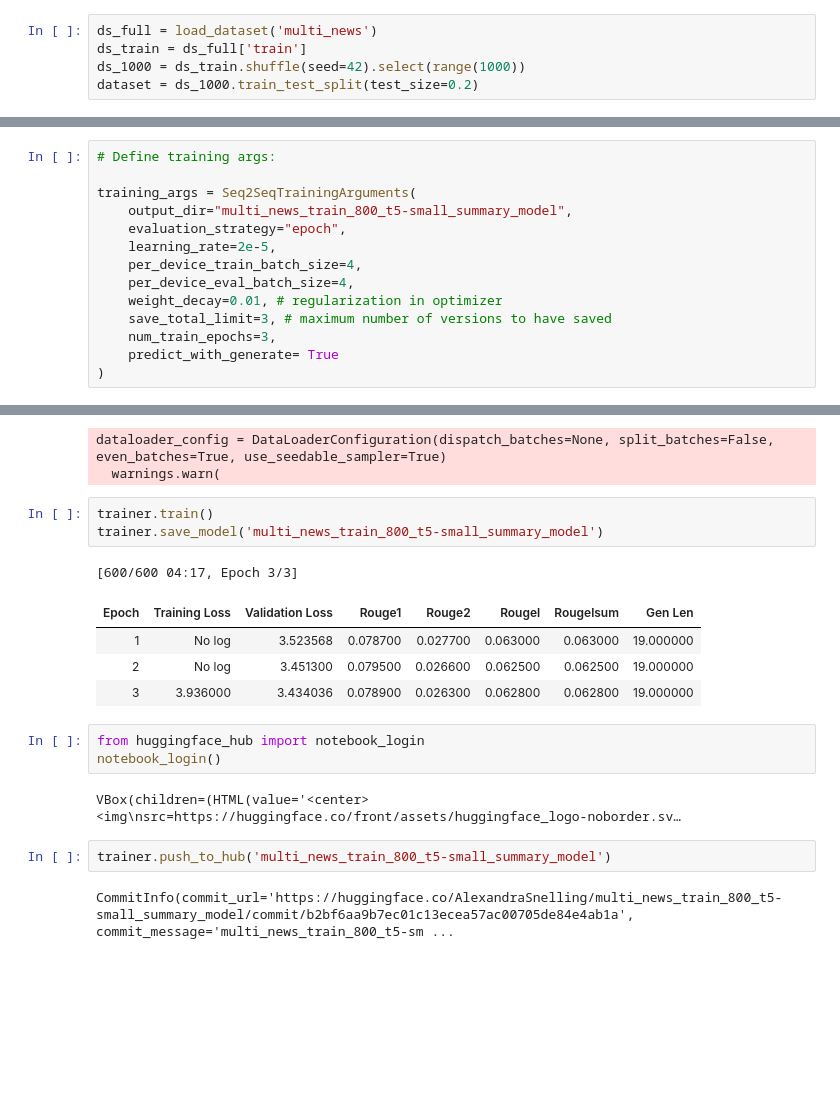
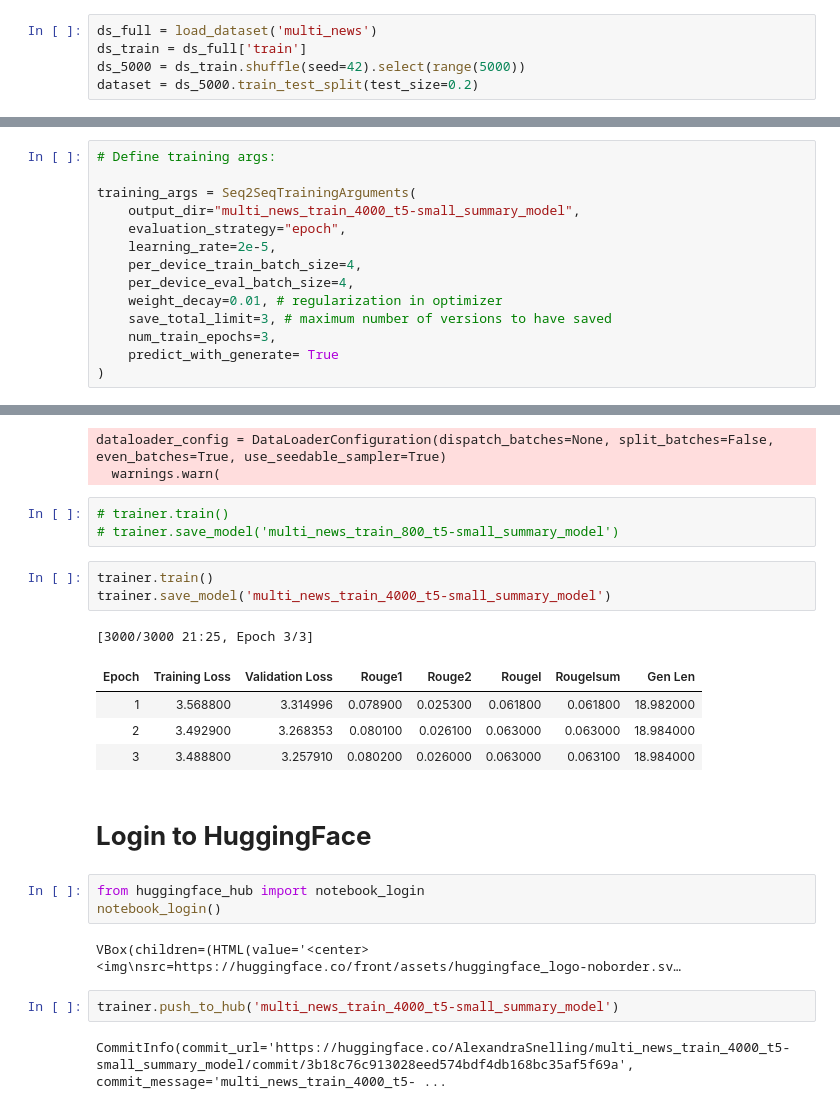
Before and after one commit to AlexandraSnelling/large_language_model_project, a Jupyter notebook: notebooks/4-optimization.ipynb, the cells around one changed output, grey strips where cells are left out. Cells and saved outputs as stored; diff of their text form; blank space fills up the shorter version.

```diff
--- a/notebooks/4-optimization.ipynb
+++ b/notebooks/4-optimization.ipynb
@@ -40,8 +33,8 @@ VBox(children=(HTML(value='<center> <img\nsrc=https://huggingface.co/front/asset
 # %%
 ds_full = load_dataset('multi_news')
 ds_train = ds_full['train']
-ds_1000 = ds_train.shuffle(seed=42).select(range(1000))
-dataset = ds_1000.train_test_split(test_size=0.2)
+ds_5000 = ds_train.shuffle(seed=42).select(range(5000))
+dataset = ds_5000.train_test_split(test_size=0.2)
 # %% [output]
 The secret `HF_TOKEN` does not exist in your Colab secrets.
 To authenticate with the Hugging Face Hub, create a token in your settings tab (https://huggingface.co/settings/tokens), set it as secret in your Google Colab and restart your session.
@@ -160,7 +153,7 @@ model = AutoModelForSeq2SeqLM.from_pretrained(checkpoint)
 # Define training args:
 
 training_args = Seq2SeqTrainingArguments(
-    output_dir="multi_news_train_800_t5-small_summary_model",
+    output_dir="multi_news_train_4000_t5-small_summary_model",
     evaluation_strategy="epoch",
     learning_rate=2e-5,
     per_device_train_batch_size=4,
@@ -185,22 +178,27 @@ trainer = Seq2SeqTrainer(
 # %% [output]
 dataloader_config = DataLoaderConfiguration(dispatch_batches=None, split_batches=False, even_batches=True, use_seedable_sampler=True)
   warnings.warn(
+# %%
+# trainer.train()
+# trainer.save_model('multi_news_train_800_t5-small_summary_model')
 # %%
 trainer.train()
-trainer.save_model('multi_news_train_800_t5-small_summary_model')
+trainer.save_model('multi_news_train_4000_t5-small_summary_model')
 # %% [output]
-[600/600 04:17, Epoch 3/3]
+[3000/3000 21:25, Epoch 3/3]
 | Epoch | Training Loss | Validation Loss | Rouge1 | Rouge2 | Rougel | Rougelsum | Gen Len |
-| 1 | No log | 3.523568 | 0.078700 | 0.027700 | 0.063000 | 0.063000 | 19.000000 |
-| 2 | No log | 3.451300 | 0.079500 | 0.026600 | 0.062500 | 0.062500 | 19.000000 |
-| 3 | 3.936000 | 3.434036 | 0.078900 | 0.026300 | 0.062800 | 0.062800 | 19.000000 |
+| 1 | 3.568800 | 3.314996 | 0.078900 | 0.025300 | 0.061800 | 0.061800 | 18.982000 |
+| 2 | 3.492900 | 3.268353 | 0.080100 | 0.026100 | 0.063000 | 0.063000 | 18.984000 |
+| 3 | 3.488800 | 3.257910 | 0.080200 | 0.026000 | 0.063000 | 0.063100 | 18.984000 |
+# %% [markdown]
+# **Login to HuggingFace**
 # %%
 from huggingface_hub import notebook_login
 notebook_login()
 # %% [output]
 VBox(children=(HTML(value='<center> <img\nsrc=https://huggingface.co/front/assets/huggingface_logo-noborder.sv…
 # %%
-trainer.push_to_hub('multi_news_train_800_t5-small_summary_model')
+trainer.push_to_hub('multi_news_train_4000_t5-small_summary_model')
 # %% [output]
-CommitInfo(commit_url='https://huggingface.co/AlexandraSnelling/multi_news_train_800_t5-small_summary_model/commit/b2bf6aa9b7ec01c13ecea57ac00705de84e4ab1a', commit_message='multi_news_train_800_t5-sm ...
+CommitInfo(commit_url='https://huggingface.co/AlexandraSnelling/multi_news_train_4000_t5-small_summary_model/commit/3b18c76c913028eed574bdf4db168bc35af5f69a', commit_message='multi_news_train_4000_t5- ...
 # %%
```
Also changed, not shown: parts of 5 cells of this notebook.
